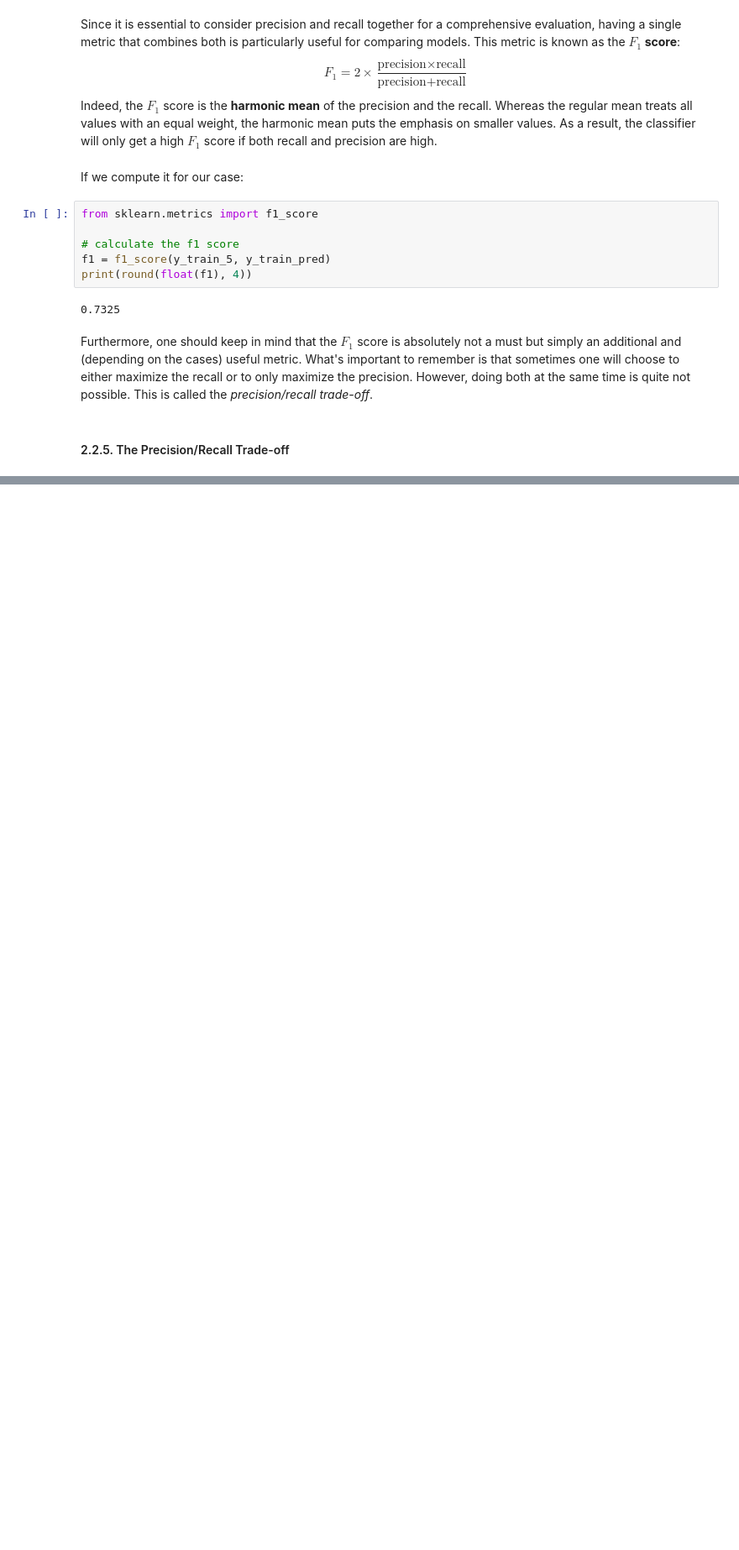
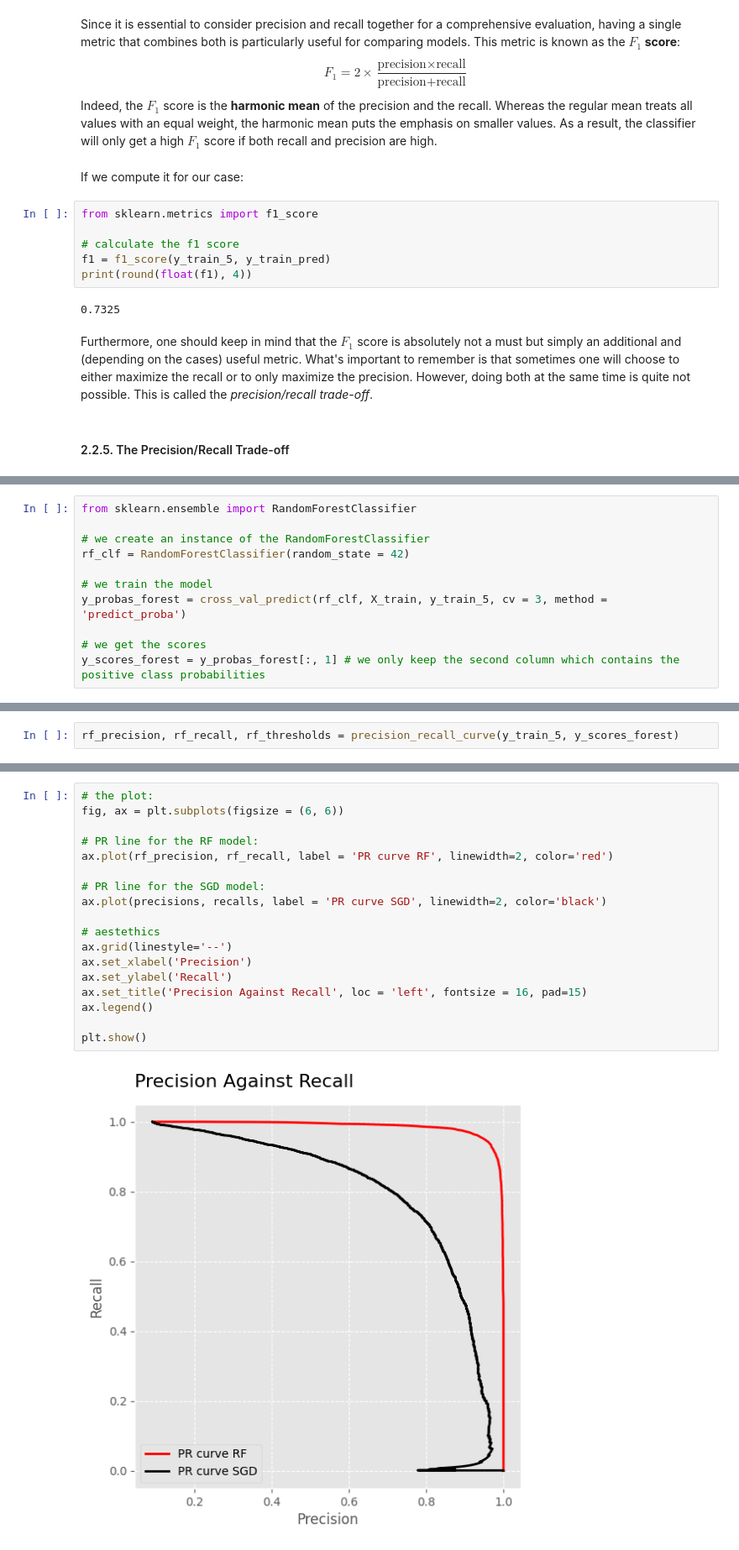
Before and after one commit to YVYX04/ML_First_Steps, a Jupyter notebook: 03_classification.ipynb, the cells around one changed output, grey strips where cells are left out. Shown: that part at 84% size. Cells and saved outputs as stored; diff of their text form; blank space fills up the shorter version.

```diff
--- a/03_classification.ipynb
+++ b/03_classification.ipynb
@@ -361,0 +553,11 @@ test
+# %%
+from sklearn.ensemble import RandomForestClassifier
+
+# we create an instance of the RandomForestClassifier
+rf_clf = RandomForestClassifier(random_state = 42)
+
+# we train the model
+y_probas_forest = cross_val_predict(rf_clf, X_train, y_train_5, cv = 3, method = 'predict_proba')
+
+# we get the scores
+y_scores_forest = y_probas_forest[:, 1] # we only keep the second column which contains the positive class probabilities
@@ -361,0 +570,2 @@ test
+# %%
+rf_precision, rf_recall, rf_thresholds = precision_recall_curve(y_train_5, y_scores_forest)
@@ -361,0 +574,20 @@ test
+# %%
+# the plot:
+fig, ax = plt.subplots(figsize = (6, 6))
+
+# PR line for the RF model:
+ax.plot(rf_precision, rf_recall, label = 'PR curve RF', linewidth=2, color='red')
+
+# PR line for the SGD model:
+ax.plot(precisions, recalls, label = 'PR curve SGD', linewidth=2, color='black')
+
+# aestethics
+ax.grid(linestyle='--')
+ax.set_xlabel('Precision')
+ax.set_ylabel('Recall')
+ax.set_title('Precision Against Recall', loc = 'left', fontsize = 16, pad=15)
+ax.legend()
+
+plt.show()
+# %% [output]
+[figure, added]
```
Also changed, not shown: parts of 54 cells of this notebook.
